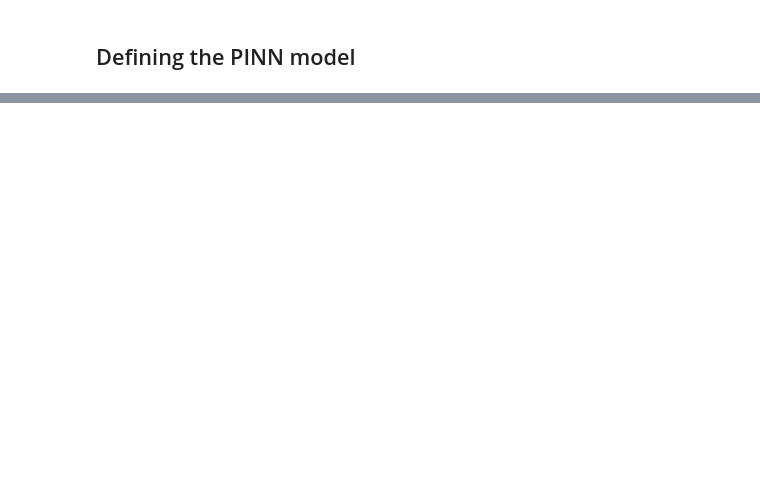
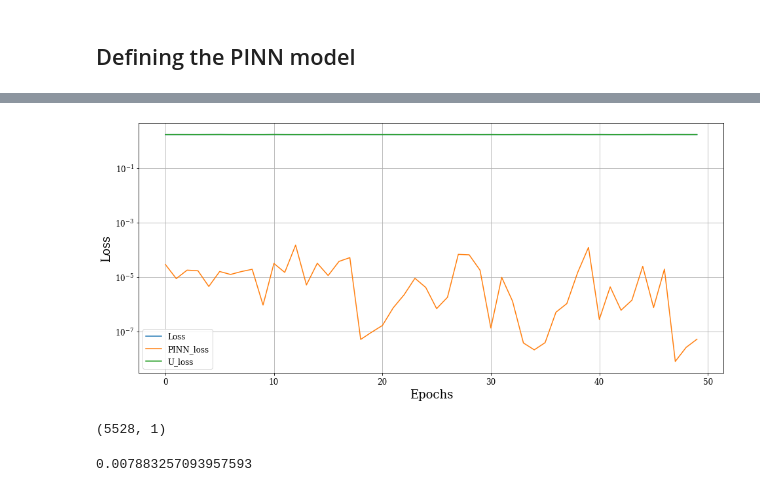
Before and after one commit to pirao/Kuramoto_PINN, a Jupyter notebook: PINN_Kuramoto.ipynb, the cells around one changed output, grey strips where cells are left out. Saved outputs shown, nothing was run; the diff lists cells and outputs as text; code cells hidden in the pictures; blank space fills up the shorter version.

```diff
--- a/PINN_Kuramoto.ipynb
+++ b/PINN_Kuramoto.ipynb
@@ -233,5 +255,0 @@ ________________________________________________________________________________
-# %%
-h = m.train([input_grid[0][:],input_grid[1][:]], # random collocation points inside the domain
-            [f_data,np.zeros_like(f_data)],
-            epochs=100,
-            learning_rate=0.0001)
@@ -237,0 +263,28 @@ h = m.train([input_grid[0][:],input_grid[1][:]], # random collocation points ins
+# %%
+X_train = np.concatenate([Xdom.reshape(-1,1),Xleft.reshape(-1,1),Xright.reshape(-1,1),Xinit.reshape(-1,1)])
+T_train = np.concatenate([Tdom.reshape(-1,1),Tleft.reshape(-1,1),Tright.reshape(-1,1),Tinit.reshape(-1,1)])
+
+U_train = np.concatenate([Udom.reshape(-1,1),Uleft.reshape(-1,1),Uright.reshape(-1,1),Uinit.reshape(-1,1)])
+# %%
+ids_dom = np.arange(0,Xdom.size) # index for colocation points
+ids_phys = np.arange(ids_dom.size,X_train.size) # index for boundary and initial conditions
+ids = np.concatenate([ids_dom,ids_phys])
+
+#ids
+#print(ids_dom)
+#print('')
+#print(ids_phys)
+# %%
+import tensorflow as tf
+my_callbacks = [tf.keras.callbacks.EarlyStopping(patience=5)]
+
+h = m.train([X_train,T_train], # random collocation points inside the domain
+            [(ids_dom,U_train[ids_dom]),'zeros'], # the physics equation must be equal to zero while the domain must equal the collocation points
+            epochs=500,
+            batch_size=64,
+            shuffle=True,
+            learning_rate=0.005,
+            reduce_lr_after=100, #  Reduce learning rate after every 100 epochs
+            stop_loss_value = 1e-8,
+            save_weights_freq=30,
+            callbacks=my_callbacks)
@@ -238,15 +312,26 @@ h = m.train([input_grid[0][:],input_grid[1][:]], # random collocation points ins
 # %%
 plt.figure(figsize=(16,7))
 
-time = np.cumsum(h.history['time'])
+plt.semilogy(h.history['loss'],label='Loss')
+plt.semilogy(h.history['PINN_loss'],label='PINN_loss')
+plt.semilogy(h.history['u_loss'],label='U_loss')
 
-plt.plot(time,h.history['loss'])
-plt.plot(time,h.history['L1_loss'])
-plt.plot(time,h.history['f_loss'])
-
-plt.xlabel('Time')
+plt.xlabel('Epochs')
 plt.ylabel('Loss')
+plt.legend()
 plt.grid()
+# %% [output]
+[figure, added]
+# %%
+U_pred = f.eval(m,[X_train, T_train])
+U_pred
+print(U_pred.shape)
+# %% [output]
+(5528, 1)
+# %%
+U_pred.max()
+# %% [output]
+0.007883257093957593
 # %%
 plt.figure(figsize=(27,7))
 
```
Also changed, not shown: parts of 34 cells of this notebook, 5 other files.
